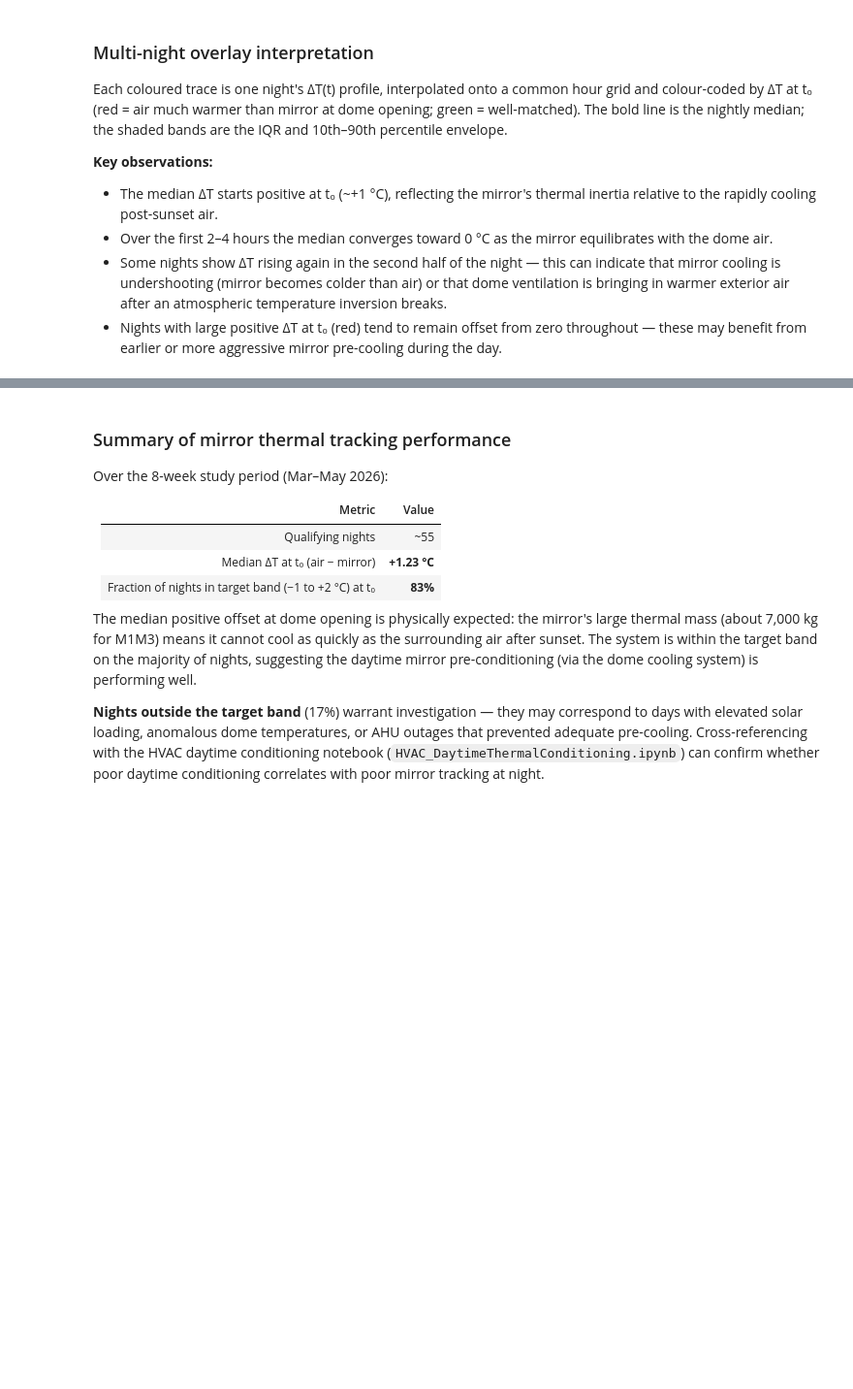
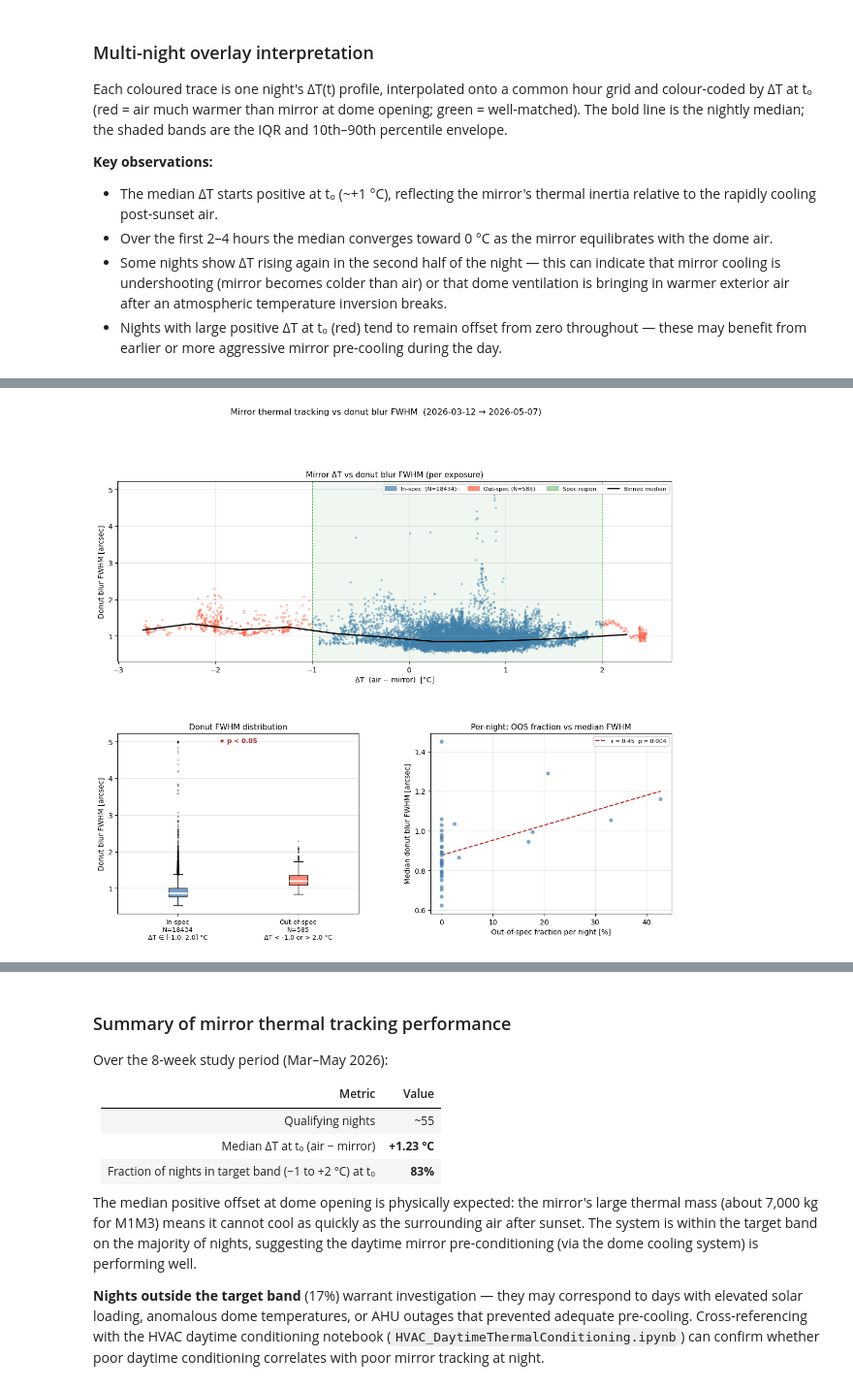
Before and after one commit to bstalder/notebooks, a Jupyter notebook: earlyoperations/Mirror_Thermal_Tracking.ipynb, the cells around one changed output, grey strips where cells are left out. Shown at 97% size. Drawn from its saved outputs; the diff is of its cells as text; code cells hidden in the pictures; blank space fills up the shorter version.

```diff
--- a/earlyoperations/Mirror_Thermal_Tracking.ipynb
+++ b/earlyoperations/Mirror_Thermal_Tracking.ipynb
@@ -405,0 +708,96 @@ Median ΔT at t₀ = +1.23 °C  (in target band: 83% of nights)
+# %%
+# ── Figure: three panels ──────────────────────────────────────────────────────
+import matplotlib.patches as mpatches   # already imported above, safe to re-import
+
+fig = plt.figure(figsize=(14, 11))
+gs  = fig.add_gridspec(2, 2, hspace=0.40, wspace=0.30)
+ax_sc  = fig.add_subplot(gs[0, :])   # top row: full-width scatter
+ax_box = fig.add_subplot(gs[1, 0])   # bottom-left: box plot
+ax_nd  = fig.add_subplot(gs[1, 1])   # bottom-right: night-level OOS vs FWHM
+
+# ── Top: scatter ΔT vs donut FWHM ─────────────────────────────────────────────
+_c_arr = merged_psf["in_spec"].map({True: "steelblue", False: "tomato"}).values
+ax_sc.scatter(merged_psf["dT"], merged_psf["donut_blur_fwhm"],
+              c=_c_arr, s=10, alpha=0.45, linewidths=0, rasterized=True)
+ax_sc.axvspan(DT_LO, DT_HI, color="green", alpha=0.06, label="Spec region")
+ax_sc.axvline(DT_LO, color="green", lw=0.8, ls="--")
+ax_sc.axvline(DT_HI, color="green", lw=0.8, ls="--")
+
+# Trend line (LOWESS-style: use binned medians)
+_dT_bins = np.arange(merged_psf["dT"].min() // 0.5 * 0.5,
+                      merged_psf["dT"].max() + 0.5, 0.5)
+_bin_med  = [merged_psf.loc[(merged_psf["dT"] >= lo) & (merged_psf["dT"] < lo + 0.5),
+                             "donut_blur_fwhm"].median()
+             for lo in _dT_bins[:-1]]
+_bin_ctr  = _dT_bins[:-1] + 0.25
+_valid_b  = np.isfinite(_bin_med)
+ax_sc.plot(_bin_ctr[_valid_b], np.array(_bin_med)[_valid_b],
+           color="black", lw=1.8, ls="-", label="0.5 °C binned median", zorder=5)
+
+in_p  = mpatches.Patch(color="steelblue", alpha=0.7, label=f"In-spec  (N={n_in_spec})")
+out_p = mpatches.Patch(color="tomato",    alpha=0.7, label=f"Out-spec (N={n_out_spec})")
+ax_sc.legend(handles=[in_p, out_p,
+             mpatches.Patch(color="green", alpha=0.3, label="Spec region"),
+             plt.Line2D([0], [0], color="black", lw=1.8, label="Binned median")],
+             fontsize=8, ncol=4, loc="upper right")
+ax_sc.set_xlabel("ΔT  (air − mirror)  [°C]", fontsize=10)
+ax_sc.set_ylabel("Donut blur FWHM [arcsec]", fontsize=10)
+ax_sc.set_title("Mirror ΔT vs donut blur FWHM (per exposure)", fontsize=11)
+ax_sc.grid(True, alpha=0.3)
+
+# ── Bottom-left: notched box plot ──────────────────────────────────────────────
+_data = [fwhm_in.values, fwhm_out.values]
+bp = ax_box.boxplot(_data, patch_artist=True, notch=False,
+                    medianprops={"color": "white", "lw": 2.5},
+                    flierprops={"marker": ".", "ms": 3, "alpha": 0.3})
+for patch, col in zip(bp["boxes"], ["steelblue", "tomato"]):
+    patch.set_facecolor(col)
+    patch.set_alpha(0.75)
+ax_box.set_xticks([1, 2])
+ax_box.set_xticklabels([
+    f"In-spec\nN={len(fwhm_in)}\nΔT ∈ [{DT_LO}, {DT_HI}] °C",
+    f"Out-of-spec\nN={len(fwhm_out)}\nΔT < {DT_LO} or > {DT_HI} °C",
+], fontsize=9)
+ax_box.set_ylabel("Donut blur FWHM [arcsec]", fontsize=10)
+ax_box.set_title("Donut FWHM distribution", fontsize=11)
+ax_box.grid(True, alpha=0.3, axis="y")
+if not np.isnan(_mw_p):
+    _sig_str = "★ p < 0.05" if _mw_p < 0.05 else f"p = {_mw_p:.3f}"
+    ax_box.text(1.5, ax_box.get_ylim()[1] * 0.98, _sig_str,
+                ha="center", va="top", fontsize=9, color="firebrick",
+                fontweight="bold" if _mw_p < 0.05 else "normal")
+
+# ── Bottom-right: per-night OOS fraction vs median donut FWHM ──────────────────
+if len(nightly_joined) >= 3:
+    _x = nightly_joined["oos_frac"].values
+    _y = nightly_joined["median_donut_fwhm"].values
+    _sc2 = ax_nd.scatter(_x * 100, _y, s=30, alpha=0.7, color="steelblue",
+                          edgecolors="none", zorder=3)
+    _slp, _int, _r2, _p2, _ = scipy_stats.linregress(_x, _y)
+    _xl = np.array([_x.min(), _x.max()])
+    ax_nd.plot(_xl * 100, _slp * _xl + _int, "--", color="firebrick", lw=1.5,
+               label=f"r = {_r2:.2f}  p = {_p2:.3f}")
+    ax_nd.legend(fontsize=8)
+ax_nd.set_xlabel("Out-of-spec fraction per night [%]", fontsize=10)
+ax_nd.set_ylabel("Median donut blur FWHM [arcsec]", fontsize=10)
+ax_nd.set_title("Per-night: OOS fraction vs median FWHM", fontsize=11)
+ax_nd.grid(True, alpha=0.3)
+
+fig.suptitle(
+    f"Mirror thermal tracking vs donut blur FWHM  "
+    f"({night_dates[0]} → {night_dates[-1]})",
+    fontsize=12, y=1.01
+)
+plt.savefig(
+    f"Mirror_tracking_donut_fwhm_{night_dates[0]}_{night_dates[-1]}.pdf",
+    dpi=150, bbox_inches="tight"
+)
+plt.show()
+
+if not np.isnan(_mw_p):
+    print(f"\nKey result: out-of-spec visits have median donut FWHM "
+          f"{_delta_med:+.3f} arcsec ({_delta_med / fwhm_in.median() * 100:+.1f} %) "
+          f"{'larger' if _delta_med > 0 else 'smaller'} than in-spec visits  "
+          f"(Mann-Whitney p = {_mw_p:.4f})")
+# %% [output]
+[figure, added]
```
Also changed, not shown: parts of 8 cells of this notebook, 2 other files.
